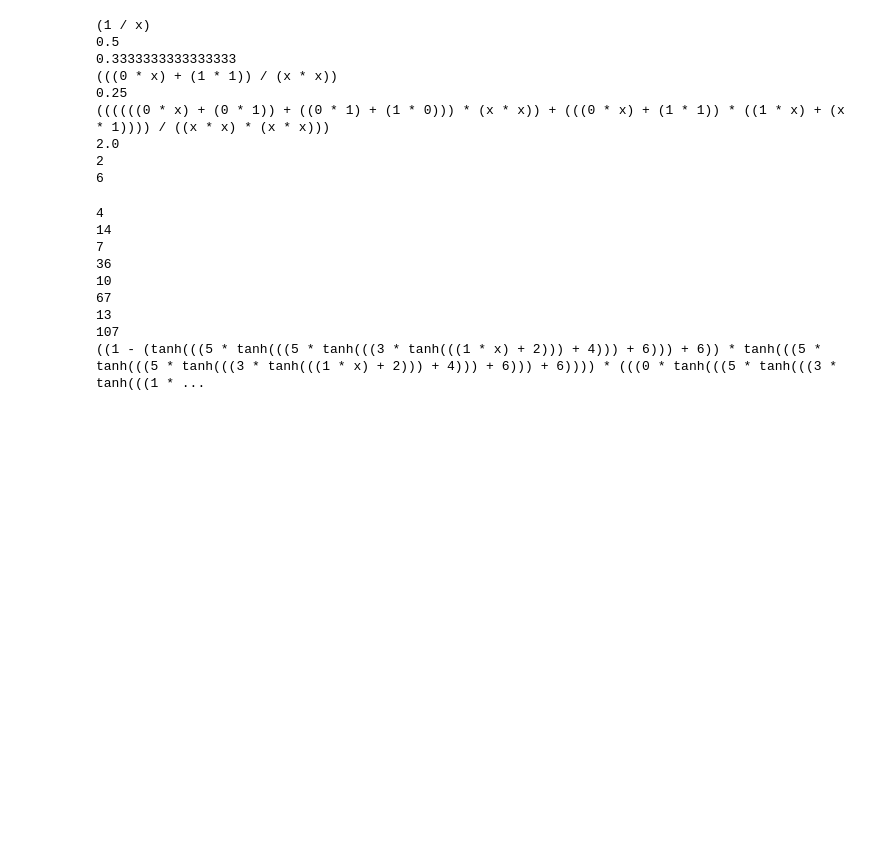
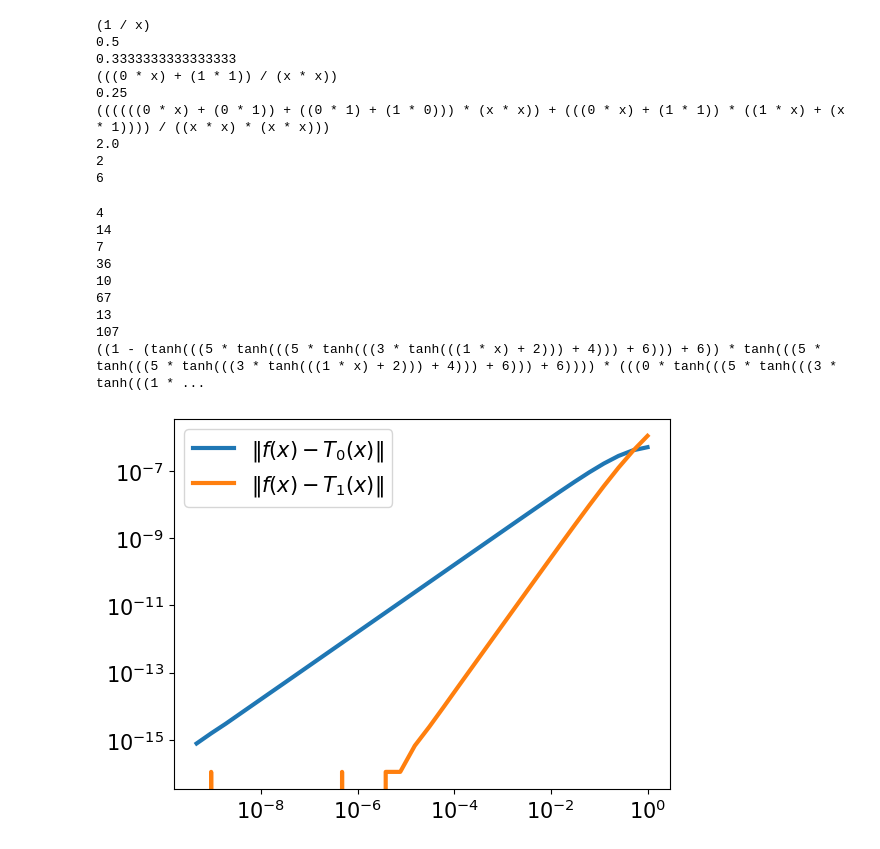
Before and after one commit to ryyanmapes/Neural-Networks-from-Nothing, a Jupyter notebook: autodiff/demos/autodiff_symbolic.ipynb, the cells around one changed output. Cells and saved outputs as stored; diff of their text form; code cells hidden in the pictures; blank space fills up the shorter version.

```diff
--- a/autodiff/demos/autodiff_symbolic.ipynb
+++ b/autodiff/demos/autodiff_symbolic.ipynb
@@ -216,0 +255,10 @@ print(f4.diff())
+# %%
+def run_f(x):
+    return np.array(f2.run(x))
+
+def run_f_prime(x):
+    return np.array(f2.diff().run(x))
+
+derivative_check(run_f, run_f_prime, False, 1)
+# %% [output]
+[figure, added]
```
Also changed, not shown: parts of 1 cell of this notebook, 1 other file.
